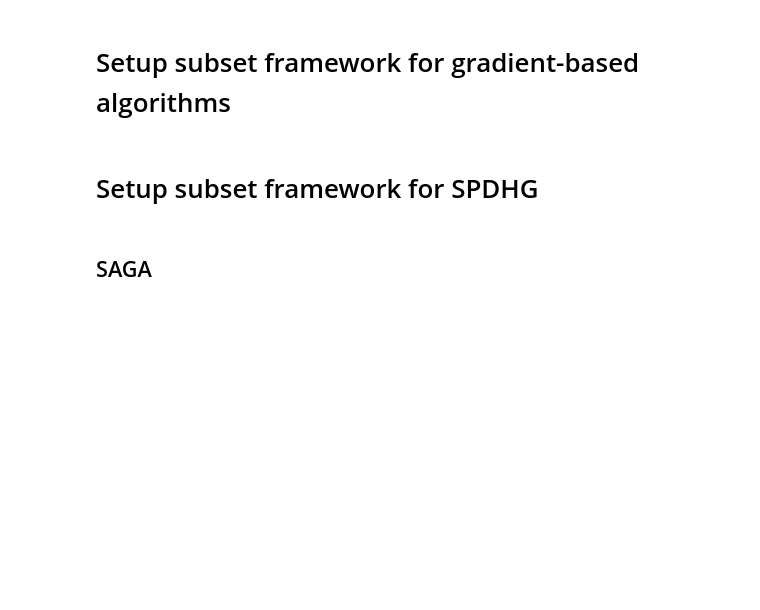
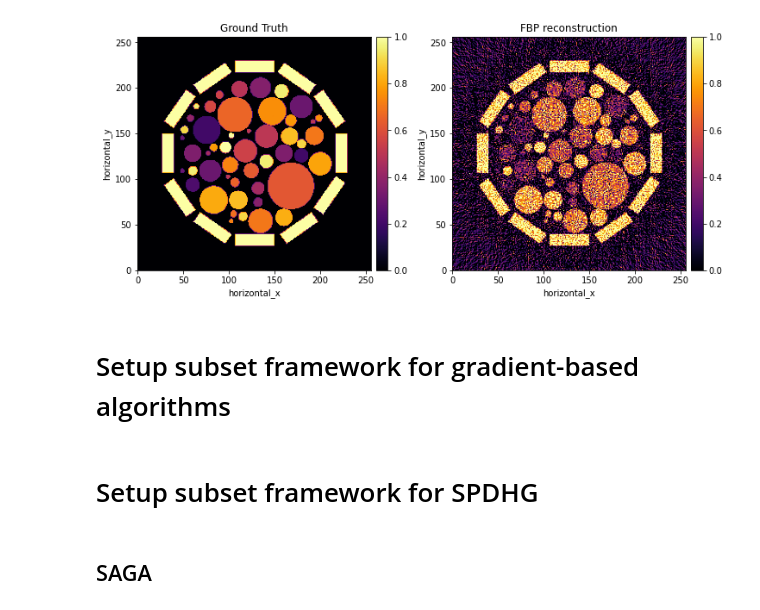
Before and after one commit to TomographicImaging/Hackathon-000-Stochastic-Algorithms, a Jupyter notebook: contrib/example.ipynb, the cells around one changed output. Drawn from its saved outputs; the diff is of its cells as text; code cells hidden in the pictures; blank space fills up the shorter version.

```diff
--- a/contrib/example.ipynb
+++ b/contrib/example.ipynb
@@ -68,8 +76,9 @@ show2D([phantom, sino, noisy_sino], title = ['Ground Truth','Sinogram','Noisy Si
 # %%
 # Setup and run the FBP algorithm
-fbp_recon = FBP(ig, ag,  device = 'gpu')(noisy_sino)
+fbp_recon = FBP(ig, ag,  device = device)(noisy_sino)
 
 # Show reconstructions
 show2D([phantom, fbp_recon],
        title = ['Ground Truth','FBP reconstruction'],
        cmap = 'inferno', fix_range=(0,1.), size=(10,10))
+# %% [output]
@@ -76,3 +86,4 @@ show2D([phantom, fbp_recon],
+[figure, added]
 # %% [markdown]
 # Setup subset framework for gradient-based algorithms
 # %%
```
Also changed, not shown: parts of 14 cells of this notebook, 2 other files.
